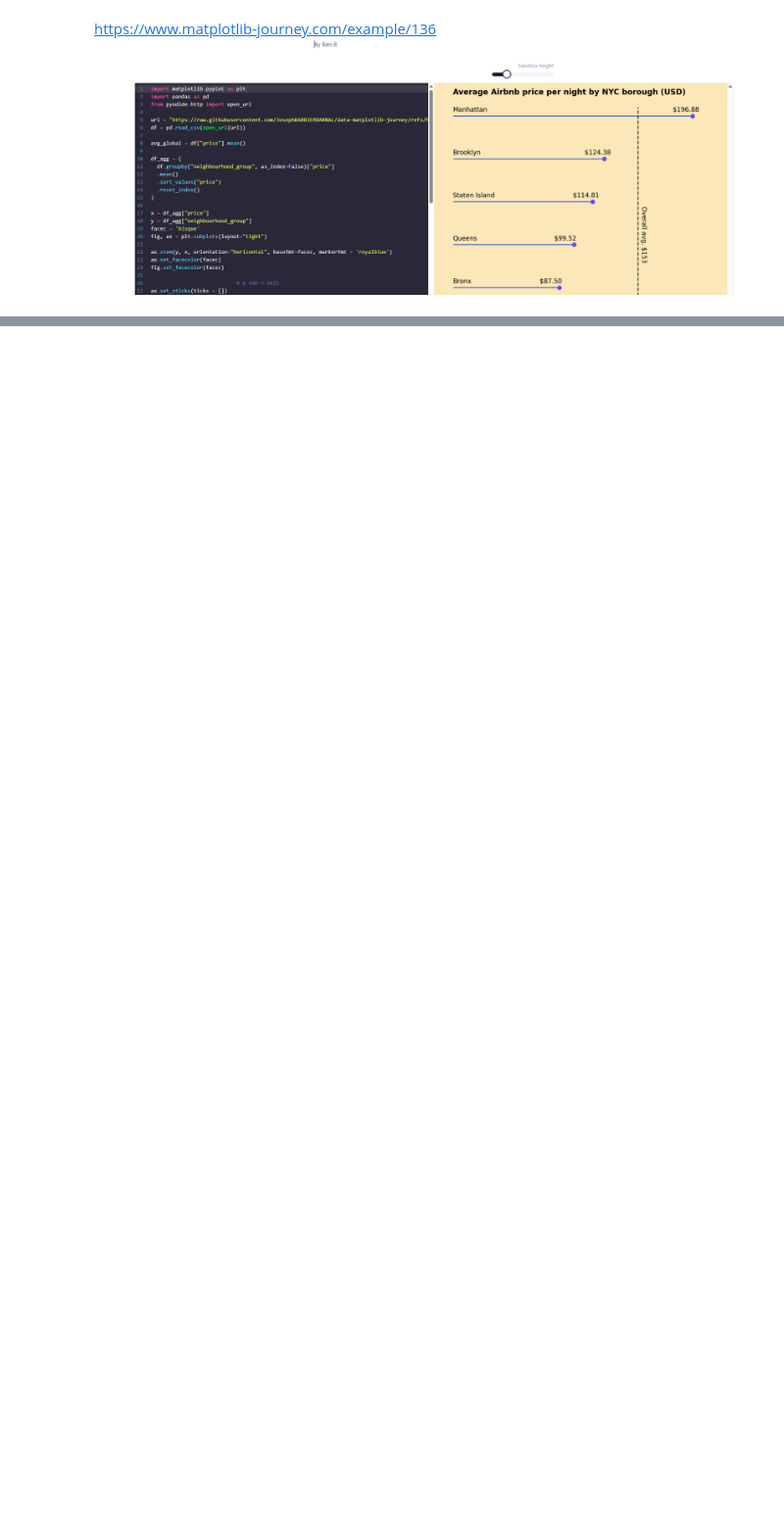
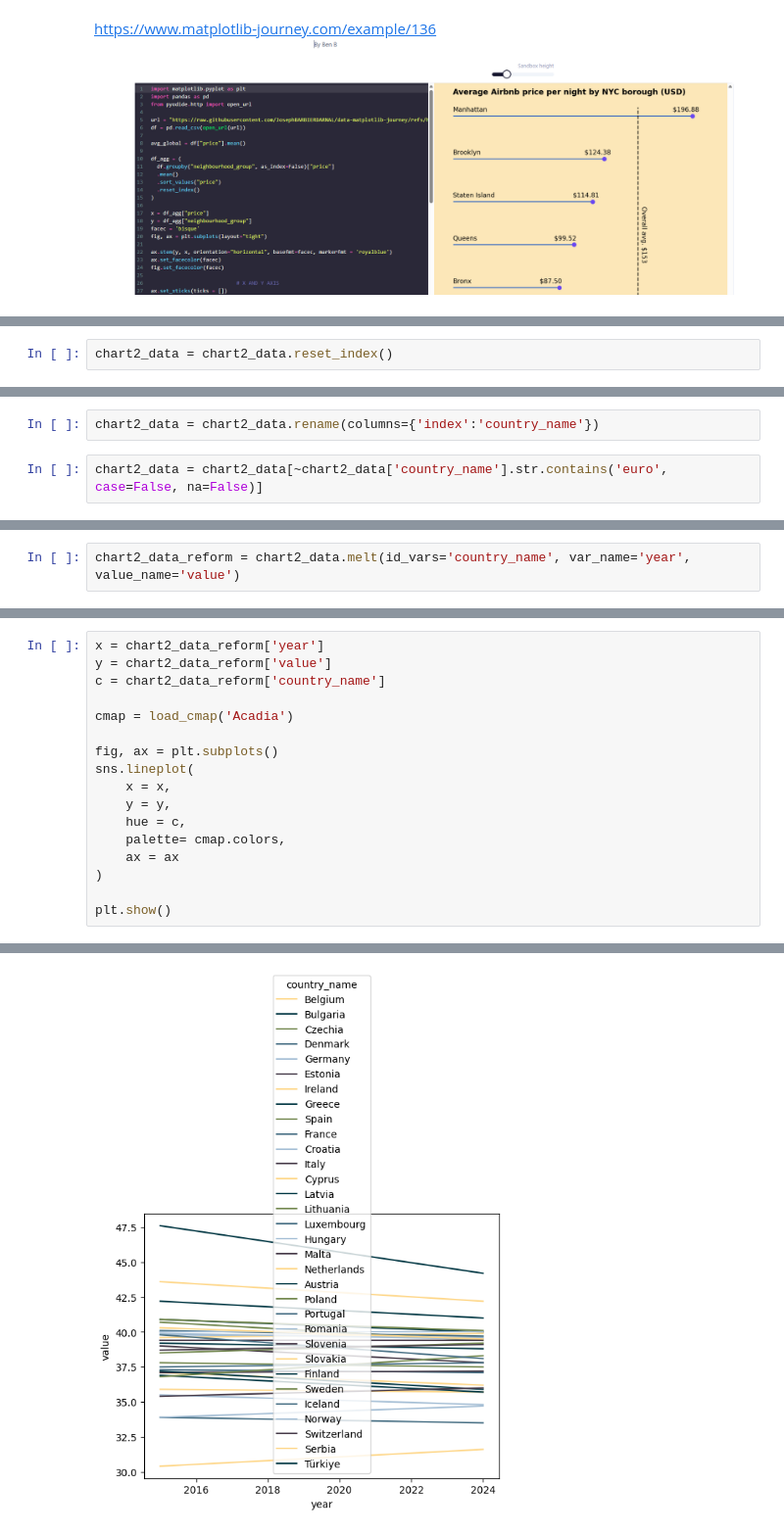
Before and after one commit to tdoan123/data-learning-journey, a Jupyter notebook: Python/Bamboo Weekly/bw_127.ipynb, the cells around one changed output, grey strips where cells are left out. Shown at 98% size. Cells and saved outputs as stored; diff of their text form; blank space fills up the shorter version.

```diff
--- a/Python/Bamboo Weekly/bw_127.ipynb
+++ b/Python/Bamboo Weekly/bw_127.ipynb
@@ -453,0 +539,2 @@ https://www.matplotlib-journey.com/example/126
+# %%
+chart2_data = chart2_data.reset_index()
@@ -453,0 +554,4 @@ https://www.matplotlib-journey.com/example/126
+# %%
+chart2_data = chart2_data.rename(columns={'index':'country_name'})
+# %%
+chart2_data = chart2_data[~chart2_data['country_name'].str.contains('euro', case=False, na=False)]
@@ -453,0 +631,2 @@ https://www.matplotlib-journey.com/example/126
+# %%
+chart2_data_reform = chart2_data.melt(id_vars='country_name', var_name='year', value_name='value')
@@ -453,0 +675,18 @@ https://www.matplotlib-journey.com/example/126
+# %%
+x = chart2_data_reform['year']
+y = chart2_data_reform['value']
+c = chart2_data_reform['country_name']
+
+cmap = load_cmap('Acadia')
+
+fig, ax = plt.subplots()
+sns.lineplot(
+    x = x,
+    y = y,
+    hue = c,
+    palette= cmap.colors,
+    ax = ax
+)
+
+plt.show()
+# %% [output]
@@ -453,0 +695 @@ https://www.matplotlib-journey.com/example/126
+[figure, added]
```
Also changed, not shown: parts of 19 cells of this notebook, 1 other file.
